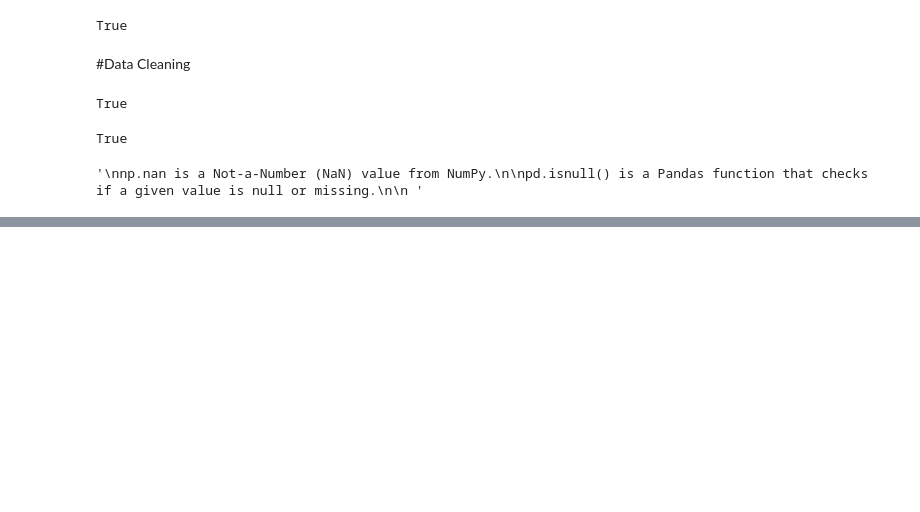
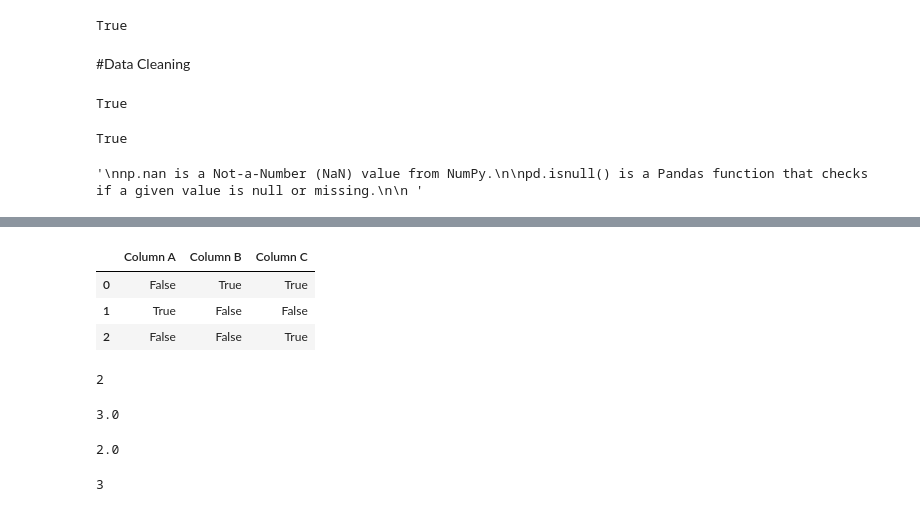
Before and after one commit to dabster108/Dataanalysis_numpy, a Jupyter notebook: Pandas_Dataframe.ipynb, the cells around one changed output, grey strips where cells are left out. Cells and saved outputs as stored; diff of their text form; code cells hidden in the pictures; blank space fills up the shorter version.

```diff
--- a/Pandas_Dataframe.ipynb
+++ b/Pandas_Dataframe.ipynb
@@ -535,0 +574,23 @@ pd.isnull() is a Pandas function that checks if a given value is null or missing
+# %%
+pd.isnull(pd.DataFrame({
+    'Column A': [1, np.nan, 7],
+    'Column B': [np.nan, 2, 3],
+    'Column C': [np.nan, 2, np.nan]
+}))
+# %% [output]
+|  | Column A | Column B | Column C |
+| 0 | False | True | True |
+| 1 | True | False | False |
+| 2 | False | False | True |
+# %%
+pd.Series([1, 2]).count()
+# %% [output]
+2
+# %%
+pd.Series([1, 2, np.nan]).sum()
+# %% [output]
+3.0
+# %%
+pd.Series([2, 2, np.nan]).mean()
+# %% [output]
+2.0
@@ -535,0 +599,9 @@ pd.isnull() is a Pandas function that checks if a given value is null or missing
+# %%
+import pandas as pd
+import numpy as np
+
+s = pd.Series(['a', 3, np.nan, 1, np.nan])
+
+print(s.notnull().sum())
+# %% [output]
+3
```
Also changed, not shown: parts of 13 cells of this notebook.
